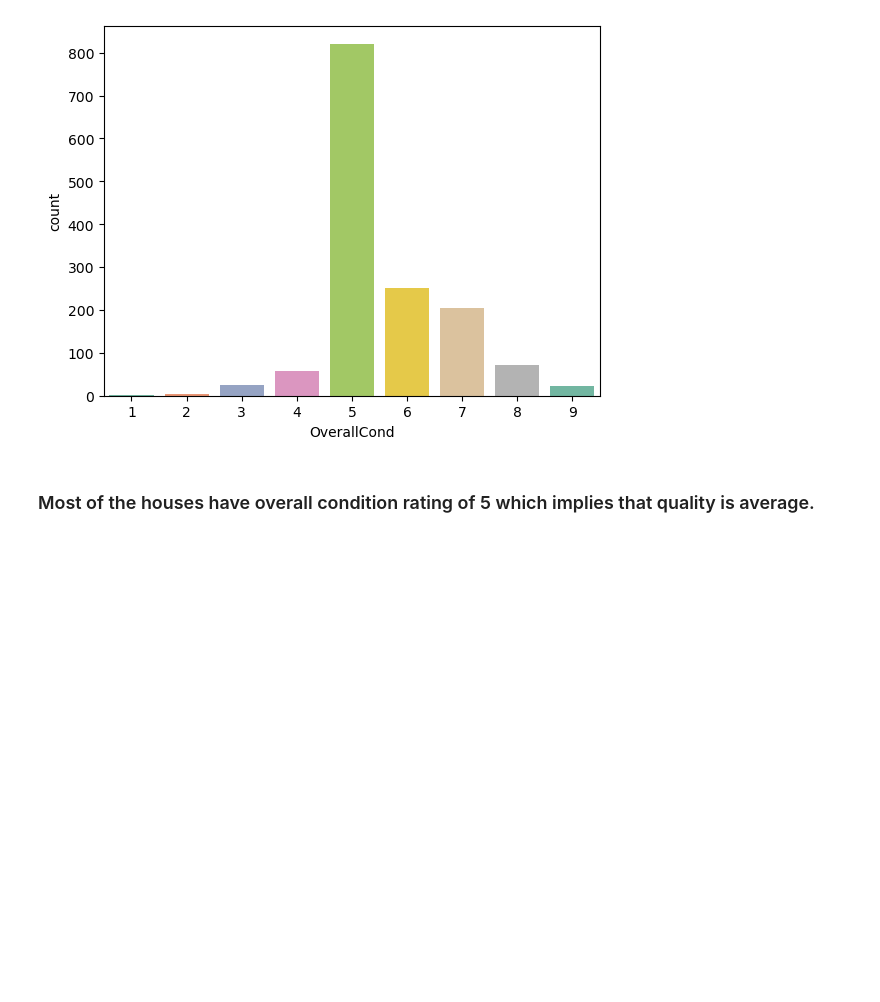
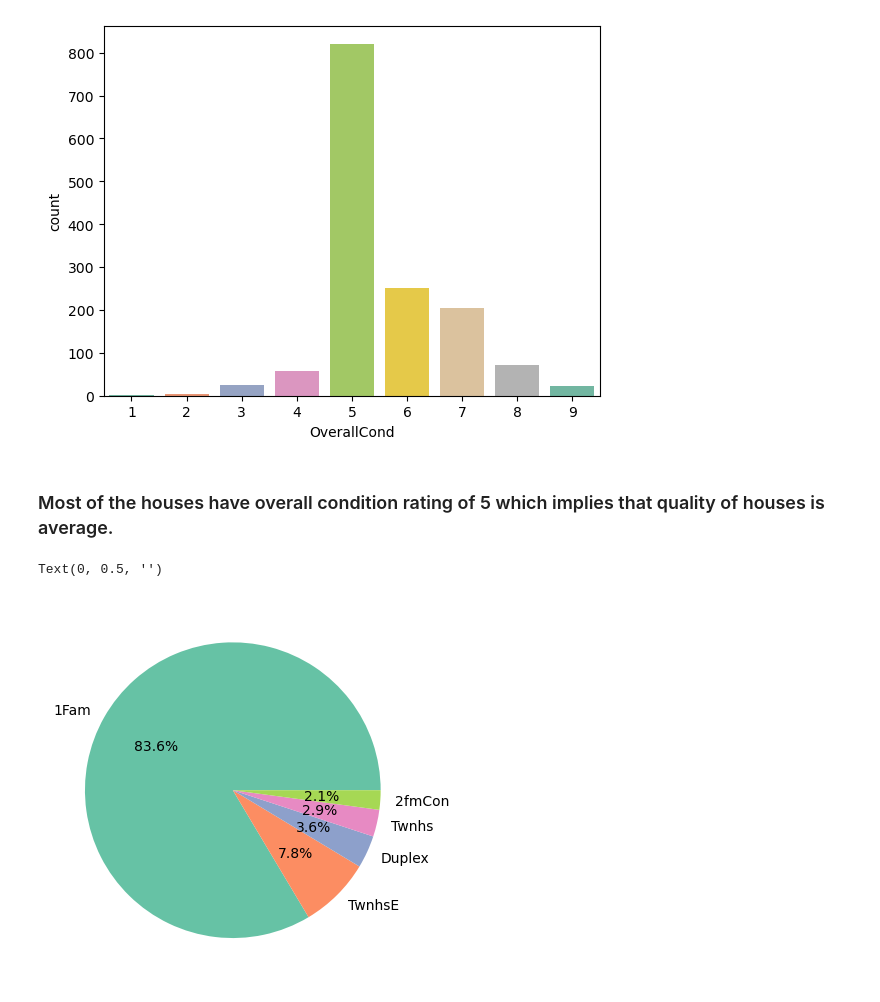
Before and after one commit to amanverma-98/house_price, a Jupyter notebook: house_sale.ipynb, the cells around one changed output. Drawn from its saved outputs; the diff is of its cells as text; code cells hidden in the pictures; blank space fills up the shorter version.

```diff
--- a/house_sale.ipynb
+++ b/house_sale.ipynb
@@ -184,4 +189,10 @@ sns.countplot(data=df, x="OverallCond" , palette="Set2")
 <Axes: xlabel='OverallCond', ylabel='count'>
 [figure]
 # %% [markdown]
-### Most of the houses have overall condition rating of 5 which implies that quality is average.
+### Most of the houses have overall condition rating of 5 which implies that quality of houses is average.
+# %%
+ax = df['BldgType'].value_counts().plot.pie(labels=df['BldgType'].value_counts().index, autopct='%1.1f%%', colors=sns.color_palette('Set2'))
+plt.ylabel('')
+# %% [output]
+Text(0, 0.5, '')
+[figure, added]
```
Also changed, not shown: parts of 33 cells of this notebook.
